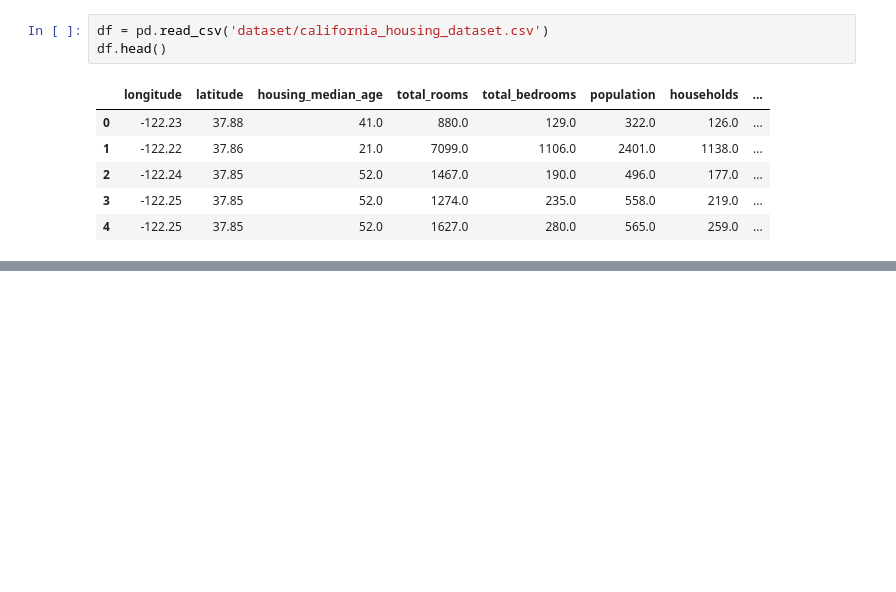
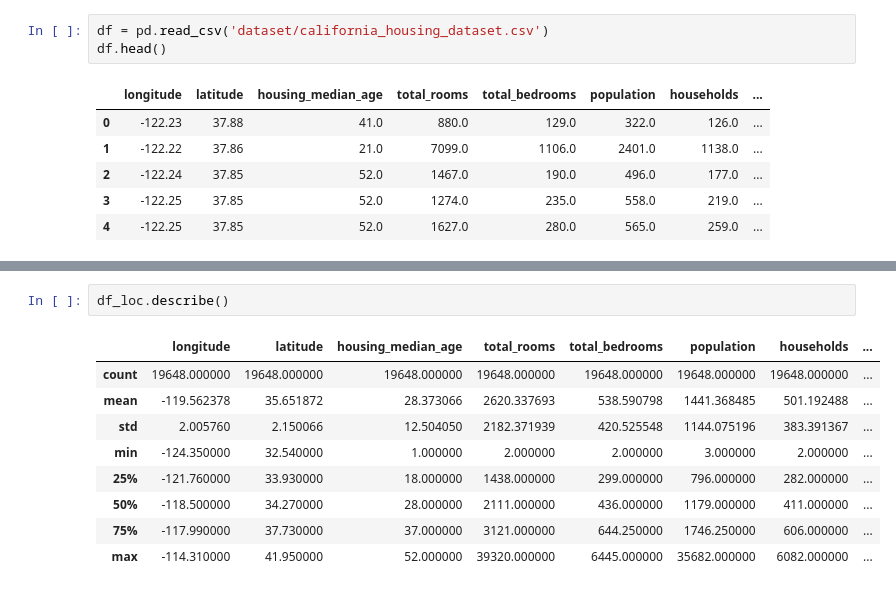
Before and after one commit to alaricbat/LinearRegression, a Jupyter notebook: linear_regression.ipynb, the cells around one changed output, grey strips where cells are left out. Cells and saved outputs as stored; diff of their text form; blank space fills up the shorter version.

```diff
--- a/linear_regression.ipynb
+++ b/linear_regression.ipynb
@@ -15,0 +54,12 @@ df.head()
+# %%
+df_loc.describe()
+# %% [output]
+|  | longitude | latitude | housing_median_age | total_rooms | total_bedrooms | population | households | ... |
+| count | 19648.000000 | 19648.000000 | 19648.000000 | 19648.000000 | 19648.000000 | 19648.000000 | 19648.000000 | ... |
+| mean | -119.562378 | 35.651872 | 28.373066 | 2620.337693 | 538.590798 | 1441.368485 | 501.192488 | ... |
+| std | 2.005760 | 2.150066 | 12.504050 | 2182.371939 | 420.525548 | 1144.075196 | 383.391367 | ... |
+| min | -124.350000 | 32.540000 | 1.000000 | 2.000000 | 2.000000 | 3.000000 | 2.000000 | ... |
+| 25% | -121.760000 | 33.930000 | 18.000000 | 1438.000000 | 299.000000 | 796.000000 | 282.000000 | ... |
+| 50% | -118.500000 | 34.270000 | 28.000000 | 2111.000000 | 436.000000 | 1179.000000 | 411.000000 | ... |
+| 75% | -117.990000 | 37.730000 | 37.000000 | 3121.000000 | 644.250000 | 1746.250000 | 606.000000 | ... |
+| max | -114.310000 | 41.950000 | 52.000000 | 39320.000000 | 6445.000000 | 35682.000000 | 6082.000000 | ... |
```
Also changed, not shown: parts of 16 cells of this notebook, 1 other file.
